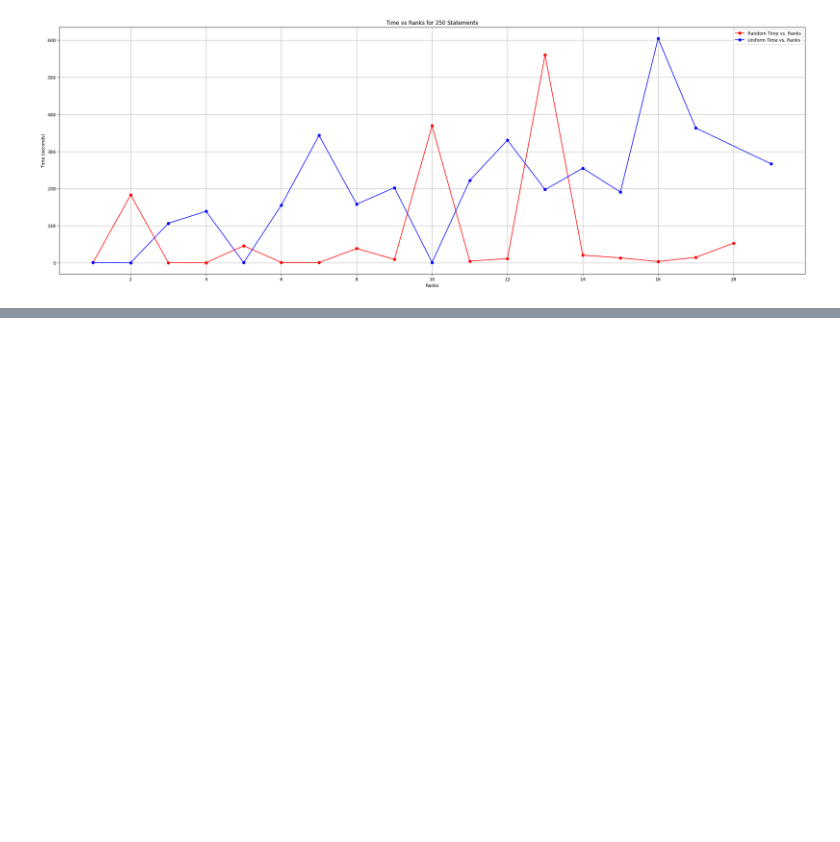
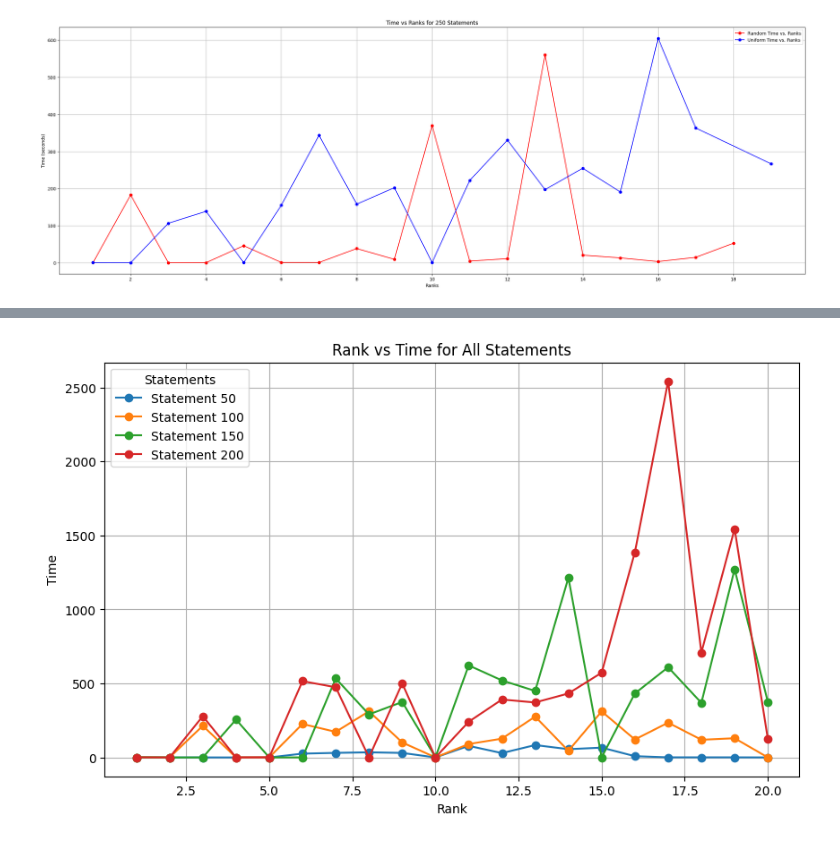
Before and after one commit to RacquelNinaDennison/honors-project-, a Jupyter notebook: resulst.ipynb, the cells around one changed output, grey strips where cells are left out. Cells and saved outputs as stored; diff of their text form; code cells hidden in the pictures; blank space fills up the shorter version.

```diff
--- a/resulst.ipynb
+++ b/resulst.ipynb
@@ -405,0 +473,32 @@ plt.show()
+# %%
+import pandas as pd
+import matplotlib.pyplot as plt
+import numpy as np
+
+# Load the CSV file without named columns
+file_path = 'knowledge-gen-uniform-time.csv'  # Replace with your actual file path
+df = pd.read_csv(file_path, header=None, names=['Statement', 'Rank', 'Time'])
+
+# Pivot the data to have Ranks as the index and Statements as columns
+pivot_df = df.pivot(index='Rank', columns='Statement', values='Time')
+
+# Handle missing values by averaging
+pivot_df = pivot_df.apply(lambda x: x.fillna(x.mean()), axis=1)
+
+# Plotting all statements on one graph
+plt.figure(figsize=(10, 6))
+for column in pivot_df.columns:
+    plt.plot(pivot_df.index, pivot_df[column], marker='o', linestyle='-', label=f'Statement {column}')
+
+# Adding labels, title, and legend
+plt.xlabel('Rank')
+plt.ylabel('Time')
+plt.title('Rank vs Time for All Statements')
+plt.grid(True)
+plt.legend(title='Statements')
+
+# Save and show the plot
+plt.savefig('all_statements_plot.png')
+plt.show()
+# %% [output]
+[figure, added]
```
Also changed, not shown: parts of 3 cells of this notebook, 10 other files.
